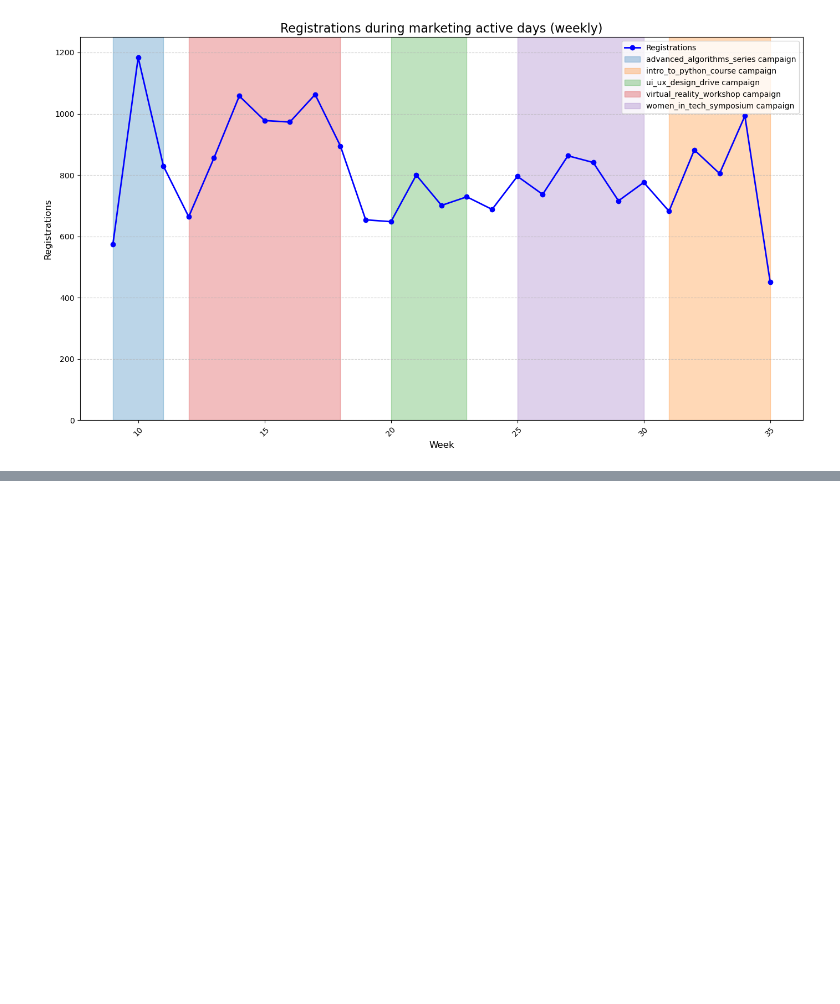
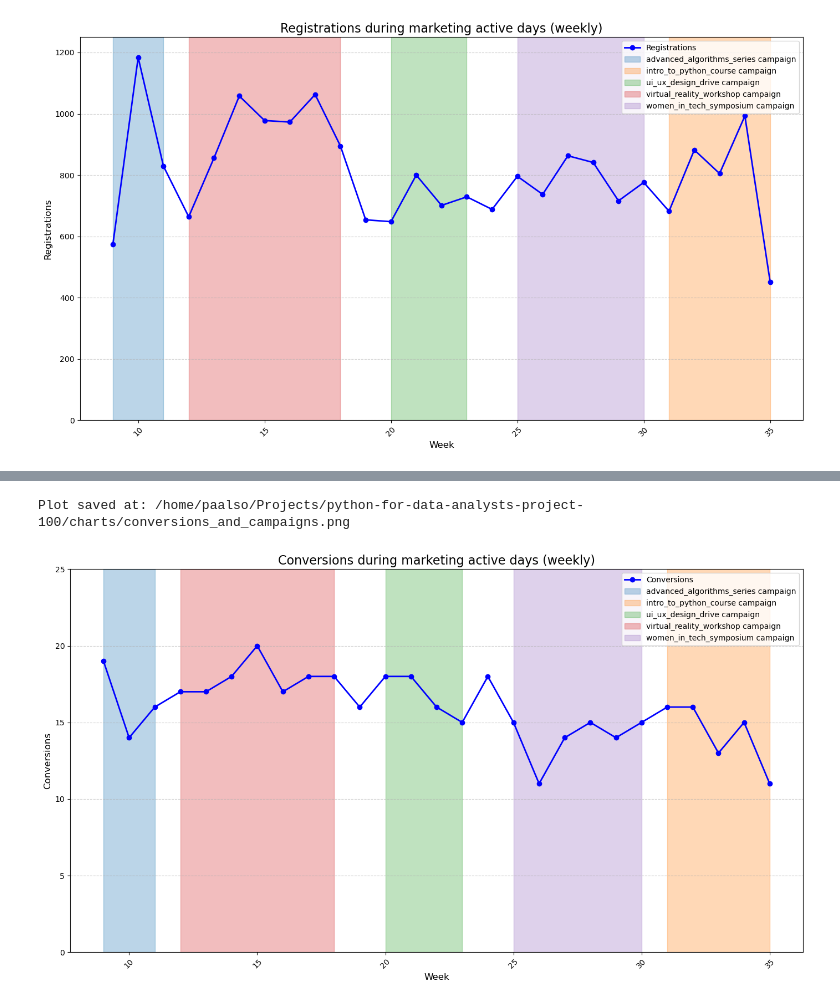
Before and after one commit to paalso/python-for-data-analysts-project-100, a Jupyter notebook: charts_project.ipynb, the cells around one changed output, grey strips where cells are left out. Drawn from its saved outputs; the diff is of its cells as text; code cells hidden in the pictures; blank space fills up the shorter version.

```diff
--- a/charts_project.ipynb
+++ b/charts_project.ipynb
@@ -1231,0 +1384,15 @@ Plot saved at: /home/paalso/Projects/python-for-data-analysts-project-100/charts
+# %%
+plot_with_campaign_periods(
+    df=campaign_weekly_df,
+    date_column='week',
+    column_name='conversions',
+    title='Conversions during marketing active days (weekly)',
+    xlabel='Week',
+    ylim=(0, 25),
+    campaign_periods=campaign_periods_weekly,
+    colors=None,
+    save_path=f'{dir_to_save_plots}/conversions_and_campaigns.png'
+)
+# %% [output]
+Plot saved at: /home/paalso/Projects/python-for-data-analysts-project-100/charts/conversions_and_campaigns.png
+[figure, added]
```
Also changed, not shown: parts of 14 cells of this notebook, 3 other files.
